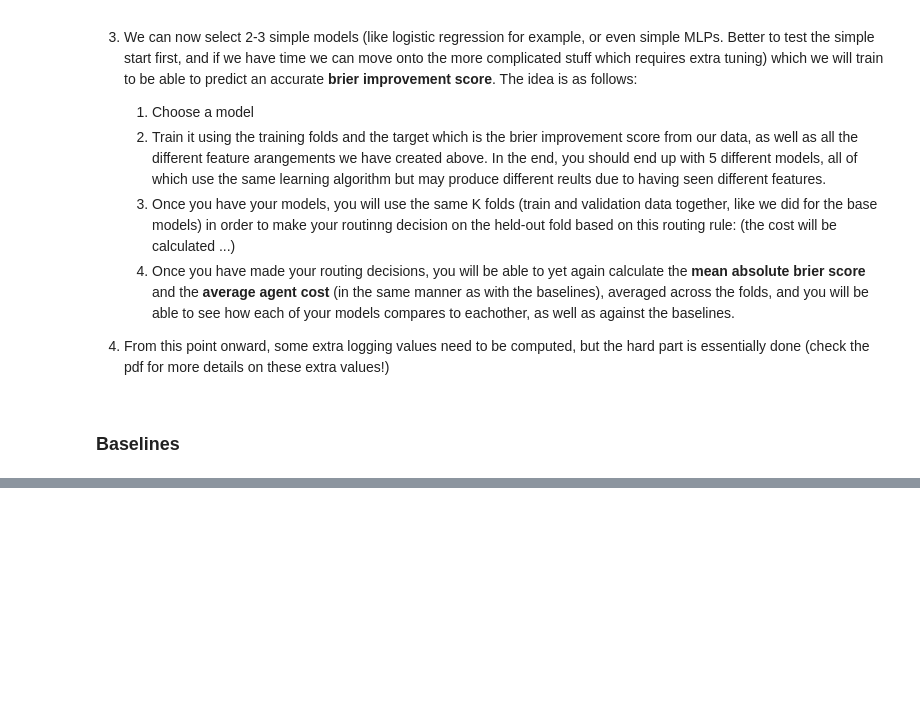
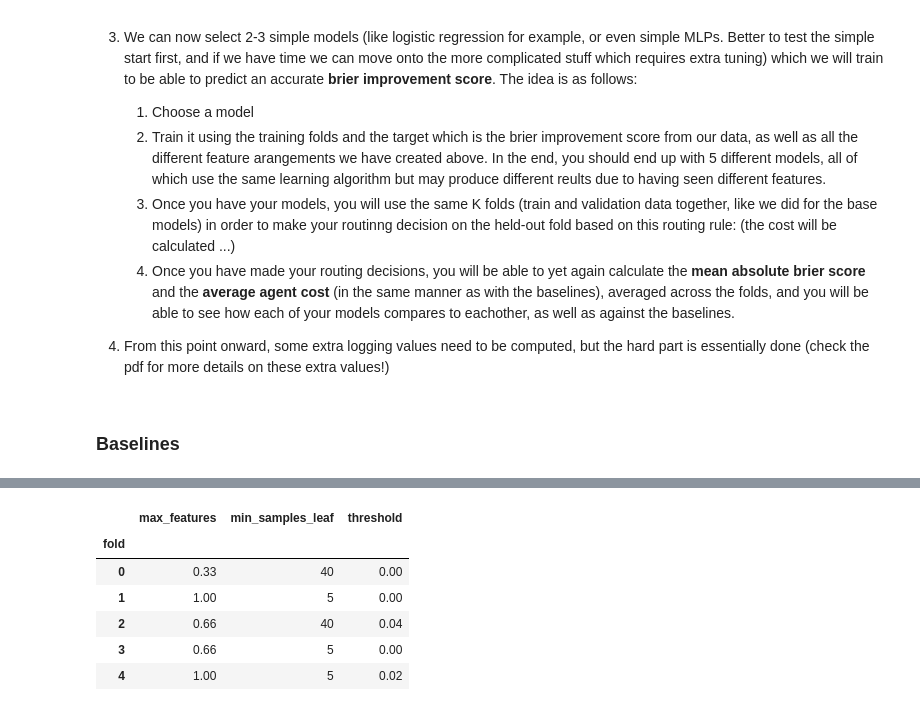
Before and after one commit to MarioMatsas/ML4Science, a Jupyter notebook: project.ipynb, the cells around one changed output, grey strips where cells are left out. Drawn from its saved outputs; the diff is of its cells as text; code cells hidden in the pictures; blank space fills up the shorter version.

```diff
--- a/project.ipynb
+++ b/project.ipynb
@@ -369,0 +445,85 @@ plt.show()
+# %%
+from sklearn.ensemble import RandomForestRegressor
+from sklearn.model_selection import ParameterGrid
+
+# Settings to try
+rf_param_grid = list(ParameterGrid({
+    "min_samples_leaf": [5, 10, 20, 40],
+    "max_features": [0.33, 0.66, 1.0],
+}))
+rf_thresholds = np.linspace(-1.0, 1.0, 101)
+INNER_K = 4
+
+
+def make_rf(params):
+    return RandomForestRegressor(n_estimators=300, n_jobs=-1, random_state=42, **params)
+
+
+def best_threshold_for(predictions, rows):
+    """Threshold with the lowest mean Brier on `rows` when routing every row whose prediction is above it."""
+    scores = [
+        evaluate_router(
+            lambda data, p=(predictions > threshold).astype(int): p,
+            dev.iloc[rows],
+            lambdas
+        )["mean_brier"]
+        for threshold in rf_thresholds
+    ]
+    best = int(np.argmin(scores))
+    return rf_thresholds[best], scores[best]
+
+
+rf_fold_results = []
+rf_fold_thresholds = []
+rf_fold_params = []
+rf_oof_predictions = np.full(len(dev), np.nan)
+
+for train_idx, heldout_idx in folds:
+    inner_folds = list(GroupKFold(n_splits=INNER_K).split(train_idx, groups=dev["question_id"].to_numpy()[train_idx]))
+
+    best = None
+    for params in rf_param_grid:
+        inner_predictions = np.zeros(len(train_idx))
+        for inner_train, inner_heldout in inner_folds:
+            model = make_rf(params).fit(X_dev.iloc[train_idx[inner_train]], y_dev[train_idx[inner_train]])
+            inner_predictions[inner_heldout] = model.predict(X_dev.iloc[train_idx[inner_heldout]])
+
+        # Best threshold for these settings
+        threshold, inner_brier = best_threshold_for(inner_predictions, train_idx)
+        if best is None or inner_brier < best[0]:
+            best = (inner_brier, params, threshold)
+
+    _, best_params, best_threshold = best
+    rf_fold_params.append(best_params)
+    rf_fold_thresholds.append(best_threshold)
+
+    # Refit the chosen settings on all training questions of this fold, then route the held-out questions
+    rf = make_rf(best_params).fit(X_dev.iloc[train_idx], y_dev[train_idx])
+    heldout_predictions = rf.predict(X_dev.iloc[heldout_idx])
+    rf_oof_predictions[heldout_idx] = heldout_predictions
+
+    heldout_decisions = (heldout_predictions > best_threshold).astype(int)
+    rf_fold_results.append(
+        evaluate_router(
+            lambda data, predictions=heldout_decisions: predictions,
+            dev.iloc[heldout_idx],
+            lambdas
+        )
+    )
+
+rf_cv_result = average_folds(rf_fold_results)
+rf_cv_summary = pd.DataFrame([{
+    "Model": "Random Forest (tuned, grouped CV)",
+    "Forecast Accuracy": rf_cv_result["forecast_accuracy"],
+    "Oracle Agreement (avg over lambda)": rf_cv_result["mean_accuracy"],
+    "Average Brier Improvement": rf_cv_result["mean_brier_improvement"],
+    "Average Brier": rf_cv_result["mean_brier"],
+    "Brier Std (folds)": rf_cv_result["brier_std"],
+    "Average Cost": rf_cv_result["mean_cost"],
+    "Routing Rate": rf_cv_result["routing_rate"]
+}])
+
+print("Settings and threshold chosen in each fold:")
+display(pd.DataFrame(rf_fold_params).assign(threshold=np.round(rf_fold_thresholds, 2)).rename_axis("fold"))
+display(rf_cv_summary.round(5))
+# %% [output]
@@ -369,0 +531,7 @@ plt.show()
+|  | max_features | min_samples_leaf | threshold |
+| fold |  |  |  |
+| 0 | 0.33 | 40 | 0.00 |
+| 1 | 1.00 | 5 | 0.00 |
+| 2 | 0.66 | 40 | 0.04 |
+| 3 | 0.66 | 5 | 0.00 |
+| 4 | 1.00 | 5 | 0.02 |
```
Also changed, not shown: parts of 9 cells of this notebook.
